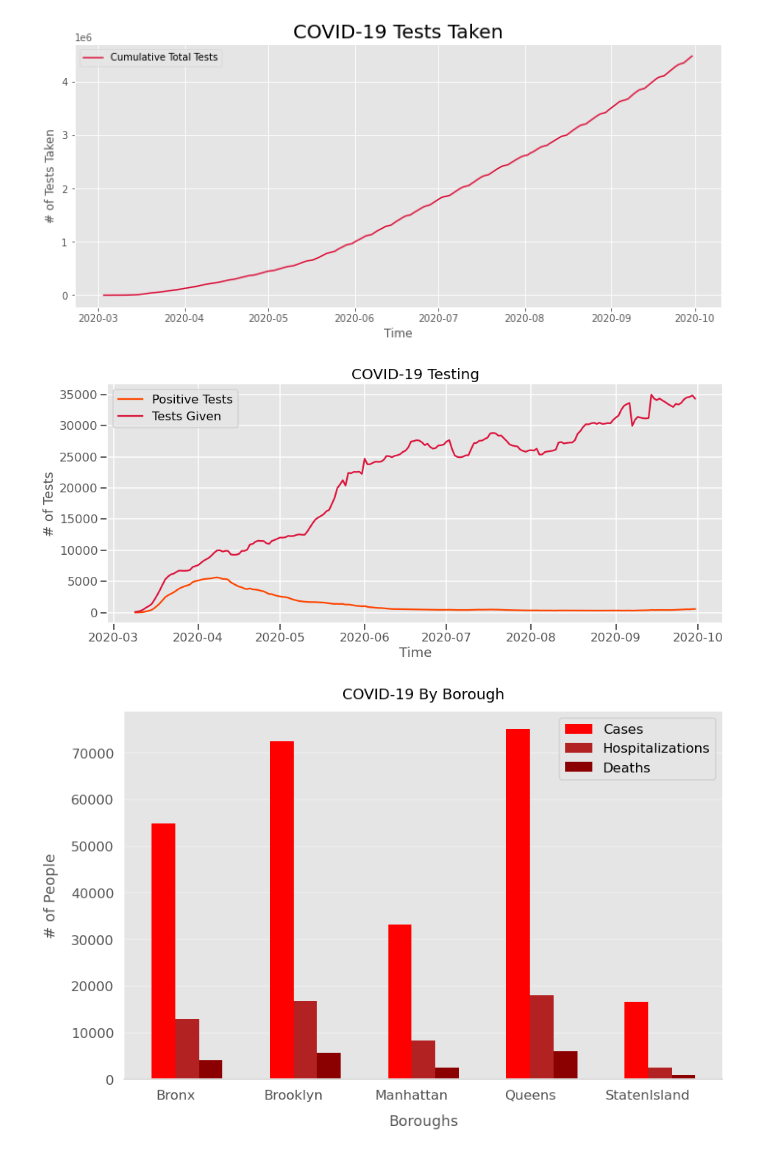
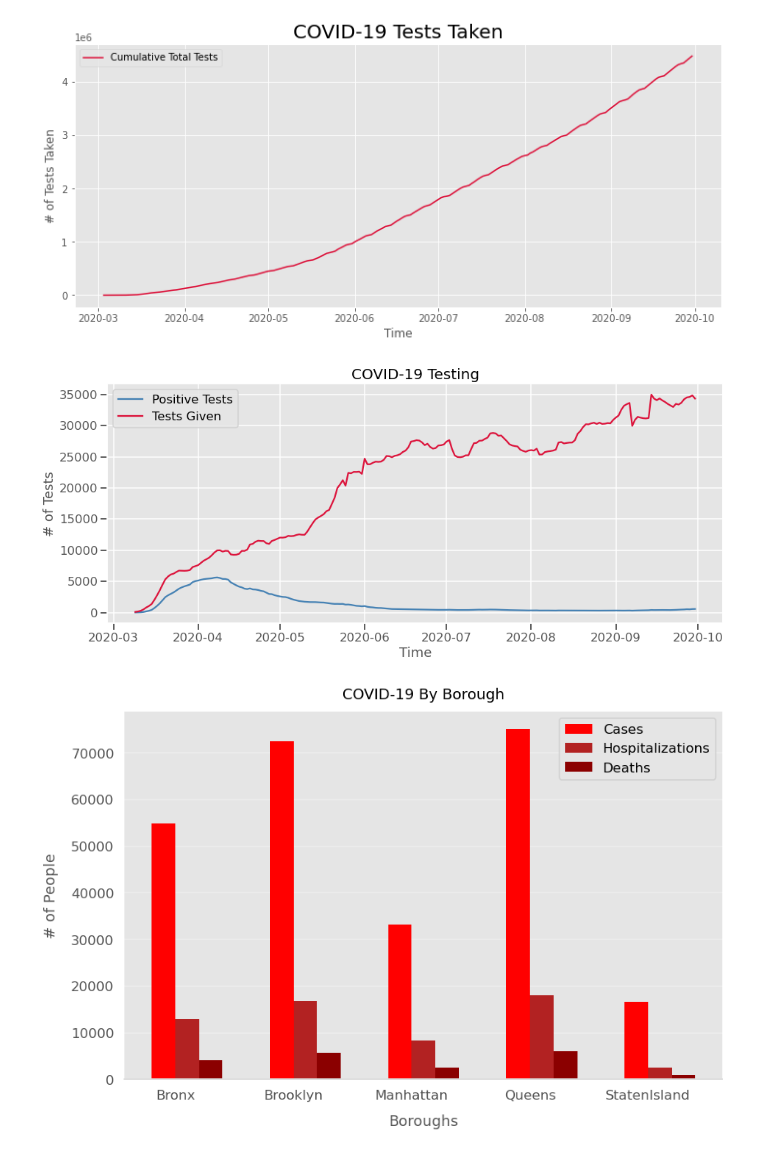
Before and after one commit to mkain112/MTA-Ridership-Impact-of-COVID-19, a Jupyter notebook: notebooks/covid19_data.ipynb, the cells around one changed output. Drawn from its saved outputs; the diff is of its cells as text; code cells hidden in the pictures.

```diff
--- a/notebooks/covid19_data.ipynb
+++ b/notebooks/covid19_data.ipynb
@@ -366,18 +366,18 @@ ax.legend()
 # %%
 fig, ax = plt.subplots(figsize=(15,6))
 
-ax.plot(test_by_day['Date'], test_by_day['Positive_Tests_7Days_AVG'], color='orangered', label = 'Positive Tests')
+ax.plot(test_by_day['Date'], test_by_day['Positive_Tests_7Days_AVG'], color='steelblue', label = 'Positive Tests')
 ax.plot(test_by_day['Date'], test_by_day['Total_Tests_7Days_AVG'], color='crimson', label = 'Tests Given')
 #ax.plot(test_by_day['Date'], test_by_day['Cum_Positive_Tests'], color='royalblue', label = 'Cumulative Positive Tests')
 #ax.plot(test_by_day['Date'], test_by_day['Cum_Total_Tests'], color='firebrick', label = 'Cumulative Total Tests')
 
 ax.set_title('COVID-19 Testing', fontsize=20)
 ax.set_ylabel('# of Tests')
 ax.set_xlabel('Time')
 ax.legend()
 plt.savefig('../img/covid_testing', dpi=200)
 # %% [output]
-[figure, old version]
+[figure, new version]
 # %%
 tests_by_boro = tests_by_boro.drop(5)
 # %%
```
Also changed, not shown: parts of 5 cells of this notebook, 17 other files.
